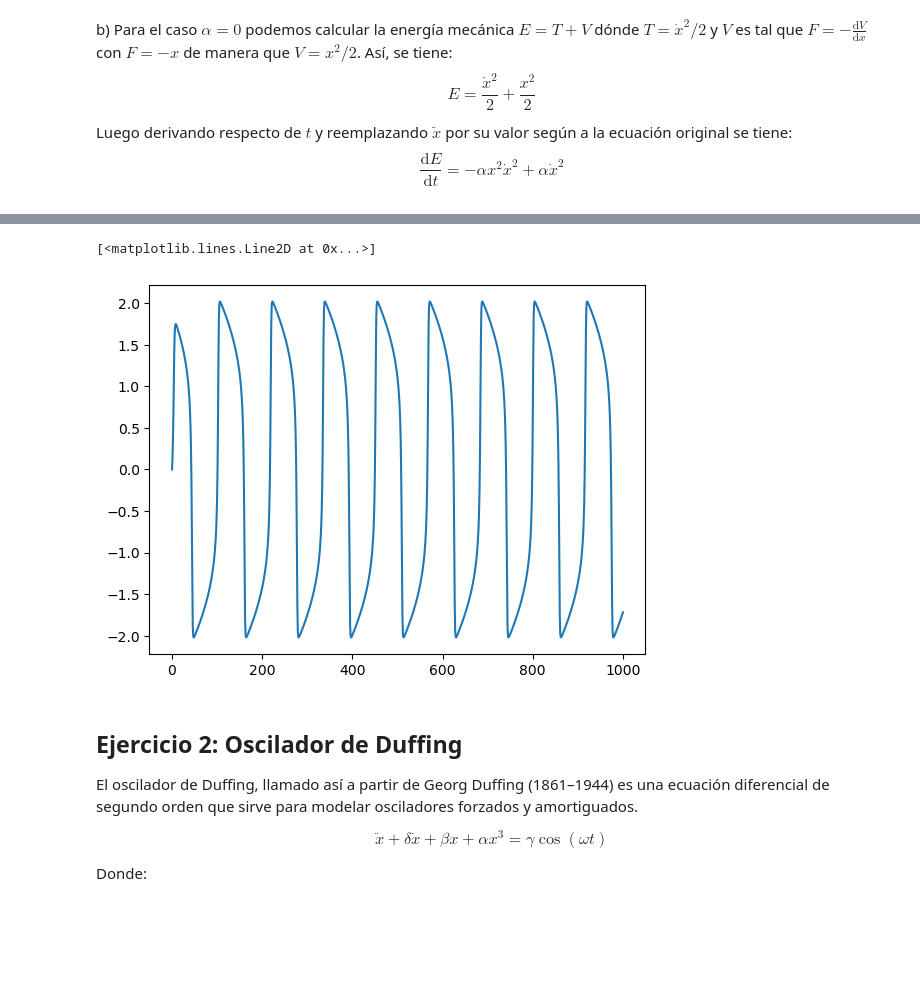
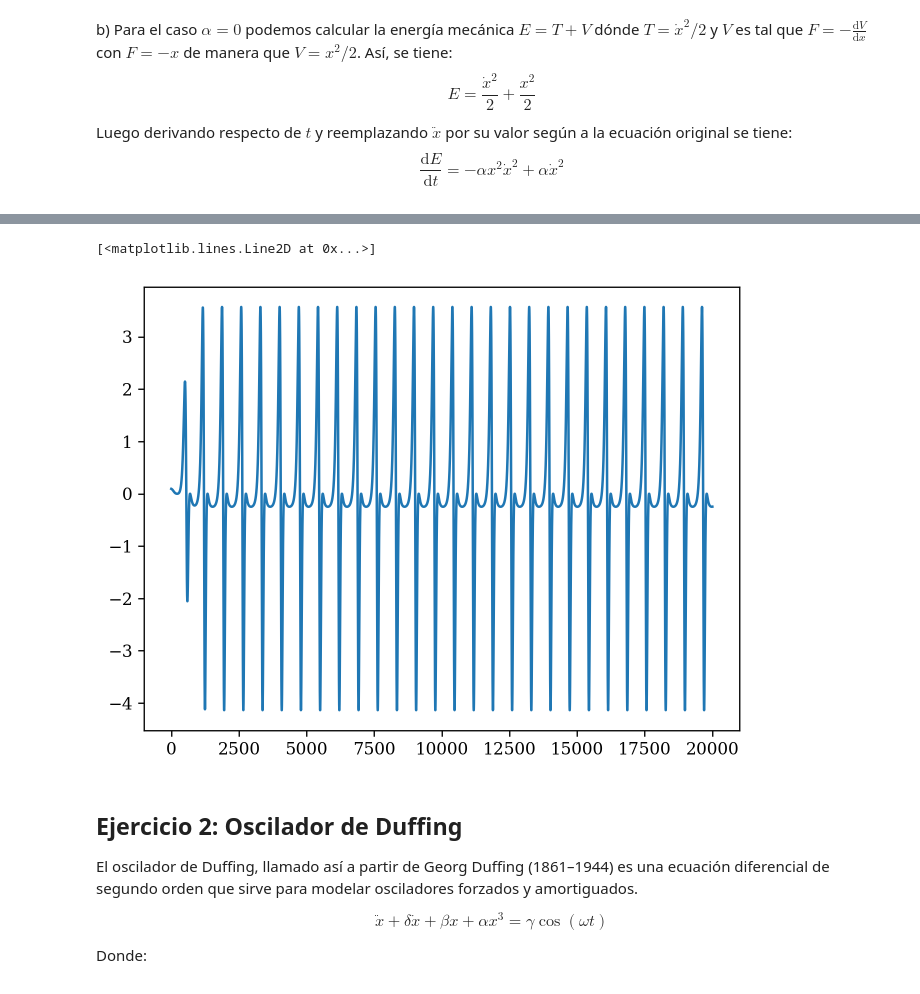
Before and after one commit to agustinbrusco/Sistemas_Complejos, a Jupyter notebook: guias/Guia1.ipynb, the cells around one changed output, grey strips where cells are left out. Cells and saved outputs as stored; diff of their text form; code cells hidden in the pictures; blank space fills up the shorter version.

Commit message:
plot_colorline + energy funcs

```diff
--- a/guias/Guia1.ipynb
+++ b/guias/Guia1.ipynb
@@ -85,0 +113,11 @@ u, v = runge_kutta_4(van_der_pol_func, np.array([0, 1]), 0, 0.1, 1_000, 5).T
+# %%
+t0 = 0
+total_time = 100
+dt = 0.005
+
+# u, v = runge_kutta_4(van_der_pol_func, x_0=np.array([0.5, 0.5]), t0=t0, dt=dt, steps=int(total_time/dt), alpha=1.5).T
+ax, cmap = plot_colorline(np.arange(0, total_time, dt), u, v, "viridis")
+ax.set_xlabel(r"$x = u$")
+ax.set_ylabel(r"$\dot{x} = v$")
+plt.colorbar(cmap, ax=ax, label="$t$")
+plt.show()
@@ -86,5 +126,36 @@ u, v = runge_kutta_4(van_der_pol_func, np.array([0, 1]), 0, 0.1, 1_000, 5).T
+# %%
+from findiff import FinDiff
+
+def Energy(u: np.array, v: np.array, *params) -> np.array:
+  '''
+  Esta función recibe u (x) y v (dx/dt) junto con los parámetros
+  de la ecuación y devuelve la expresión de la energía
+  '''
+  return (u**2 + v**2)/2
+
+def dEdt(u: np.array, v: np.array, *params) -> np.array:
+  '''
+  Esta función recibe u (x) y v (dx/dt) junto con los parámetros
+  de la ecuación y devuelve la teórica de la derivada de la energía
+  '''
+  return - params[0]*(u**2 - 1)*v**2
+
+
+def balance(Energy: Callable, dEdt: Callable, u: np.array, v: np.array, dt: float, *params):
+  '''
+  Esta función recibe u (x), v (dx/dt), parametros extra y
+  las funciónes de la energía y su derivada. Devuelve un vector
+  de balance que tiene la diferencia de la energía del sistema
+  en cada tiempo con respecto al valor teórico normalizado por
+  el valor inicial de la energía.
+  '''
+  d_dt = FinDiff(0, dt, acc=6)
+  E = Energy(u, v, *params)
+  dE   = d_dt(E)
+  dEt  = dEdt(u,v,params)
+  return dt * (dE - dEt)/np.min(E)
 # %%
-plt.plot(u)
+plt.plot(dEdt(u, v, 0.5))
 # %% [output]
 [<matplotlib.lines.Line2D at 0x...>]
-[figure, old version]
+[figure, new version]
```
Also changed, not shown: parts of 6 cells of this notebook.
